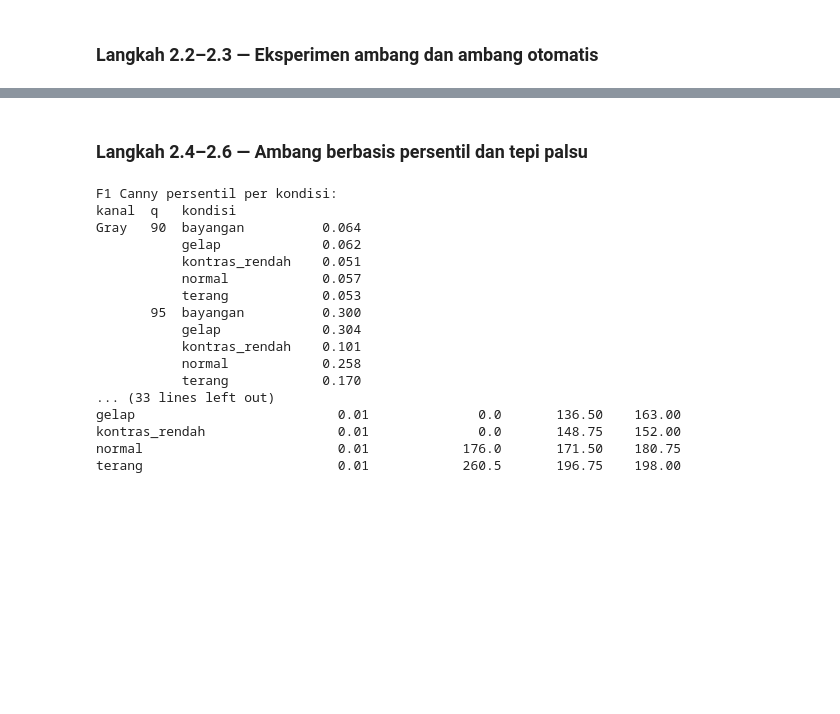
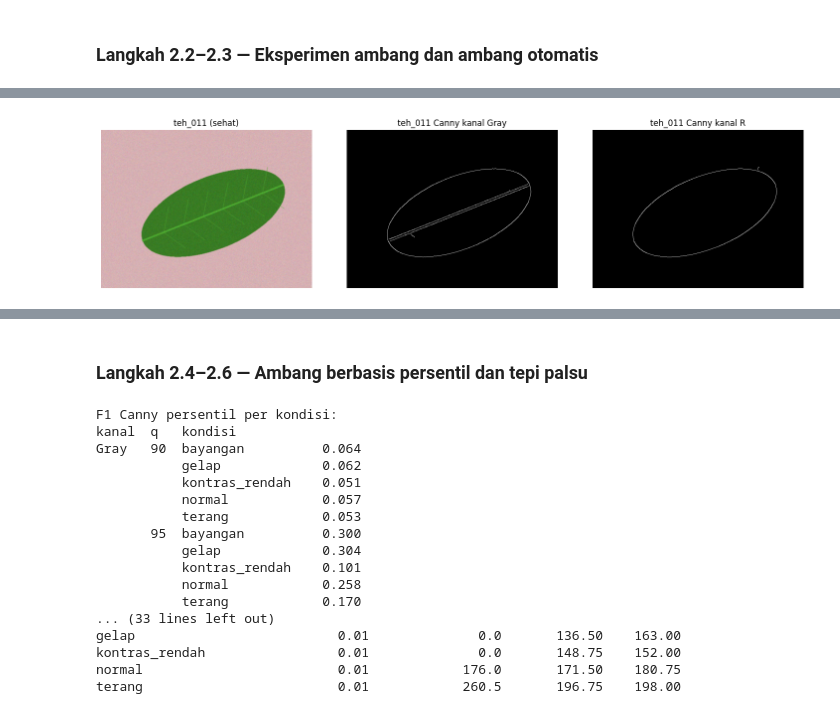
Before and after one commit to yizhou-xia/Simuteh-1063, a Jupyter notebook: notebook/P5_tepi.ipynb, the cells around one changed output, grey strips where cells are left out. Drawn from its saved outputs; the diff is of its cells as text; code cells hidden in the pictures; blank space fills up the shorter version.

```diff
--- a/notebook/P5_tepi.ipynb
+++ b/notebook/P5_tepi.ipynb
@@ -219,8 +232,93 @@ for _, d in label[label.kelas != "sehat"].iterrows():
             p, r, f1 = skor_tepi(e, ac)
             baris.append([d.kelas, d.kondisi_cahaya, sigma, f"{lo}/{hi}", p, r, f1,
                           skor_tepi(e, ab)[1]])
-canny = pd.DataFrame(baris, columns=["kelas", "kondisi", "sigma", "ambang", "P", "R", "F1", "R_bercak"])
-print("Tabel 7 - Canny per kondisi:")
-print(canny.groupby(["sigma", "ambang", "kondisi"])[["P", "R", "F1", "R_bercak"]].mean().round(3))
+canny = pd.DataFrame(
+    baris, columns=["kelas", "kondisi", "sigma", "ambang", "P", "R", "F1", "R_bercak"]
+)
+print("Tabel 7 - Canny per kondisi dan kelas:")
+ringkas = canny.groupby(["sigma", "ambang", "kondisi"])[["P", "R", "F1"]].mean().reset_index()
+r_bercak = canny.pivot_table(
+    index=["sigma", "ambang", "kondisi"], columns="kelas", values="R_bercak", aggfunc="mean"
+).reset_index().rename(columns={"berat": "R_bercak_berat", "ringan": "R_bercak_ringan"})
+tabel7 = ringkas.merge(r_bercak, on=["sigma", "ambang", "kondisi"], how="left")
+print(tabel7.round(3).to_string(index=False))
 canny.to_csv(hasil_dir / "p5_canny_eksperimen.csv", index=False)
+tabel7.to_csv(hasil_dir / "p5_f1_ambang_per_kondisi.csv", index=False)
+
+
+def canny_otomatis(gray, s=0.33):
+    median = float(np.median(gray))
+    lo = int(max(0, (1 - s) * median))
+    hi = int(min(255, (1 + s) * median))
+    return cv2.Canny(gray, lo, hi), lo, hi
+
+
+baris = []
+for _, d in label[label.kelas != "sehat"].iterrows():
+    citra, md_i, mb_i = muat(d.nama_file)
+    pra_i = praproses(citra, PARAM)
+    ac = cv2.bitwise_or(tepi_acuan(md_i), tepi_acuan(mb_i))
+    for kanal, gray in [("Gray", cv2.cvtColor(pra_i, cv2.COLOR_BGR2GRAY)),
+                        ("R", pra_i[:, :, 2])]:
+        e_auto, lo, hi = canny_otomatis(gray)
+        baris.append([d.kondisi_cahaya, d.kelas, kanal, "otomatis",
+                      skor_tepi(e_auto, ac)[2], float(np.median(gray)), lo, hi])
+        e_tetap = tepi_canny(gray)
+        baris.append([d.kondisi_cahaya, d.kelas, kanal, "tetap 30/90",
+                      skor_tepi(e_tetap, ac)[2], float(np.median(gray)), 30, 90])
+auto = pd.DataFrame(
+    baris, columns=["kondisi", "kelas", "kanal", "ambang", "F1", "median",
+                    "ambang_bawah", "ambang_atas"]
+)
+print("Kode 2.2 - Canny otomatis vs tetap:")
+print(auto.groupby(["kanal", "ambang", "kondisi"])["F1"].mean().unstack("kondisi").round(3))
+auto.to_csv(hasil_dir / "p5_canny_otomatis.csv", index=False)
+
+
+baris, panel, judul = [], [], []
+for _, d in label[label.kelas == "sehat"].iterrows():
+    citra, md_i, _ = muat(d.nama_file)
+    pra_i = praproses(citra, PARAM)
+    dalam = cv2.erode(md_i, np.ones((7, 7), np.uint8)) > 0
+    for kanal, gray in [("Gray", cv2.cvtColor(pra_i, cv2.COLOR_BGR2GRAY)),
+                        ("R", pra_i[:, :, 2])]:
+        e = tepi_canny(gray)
+        baris.append([d.nama_file, d.kondisi_cahaya, kanal,
+                      int(((e > 0) & dalam).sum())])
+        if d.nama_file == "teh_011.png":
+            panel.append(e)
+            judul.append(f"teh_011 Canny kanal {kanal}")
+sehat = pd.DataFrame(
+    baris, columns=["nama", "kondisi", "kanal", "piksel_tepi_di_dalam_daun"]
+)
+print("Kode 2.3 - tepi palsu dalam daun sehat:")
+print(sehat.groupby(["kondisi", "kanal"])["piksel_tepi_di_dalam_daun"].mean().unstack().round(1))
+sehat.to_csv(hasil_dir / "p5_tepi_palsu.csv", index=False)
+if panel:
+    tampil([muat("teh_011.png")[0]] + panel, ["teh_011 (sehat)"] + judul,
+           ukuran=(15, 3.6))
+    plt.savefig(hasil_dir / "p5_tepi_palsu_teh011.png", dpi=150, bbox_inches="tight")
+    plt.show()
+
+
+baris = []
+for _, d in label[label.kelas == "sehat"].iterrows():
+    citra, md_i, _ = muat(d.nama_file)
+    pra_i = praproses(citra, PARAM)
+    for kanal, gray in [("Gray", cv2.cvtColor(pra_i, cv2.COLOR_BGR2GRAY)),
+                        ("R", pra_i[:, :, 2])]:
+        gx = cv2.Sobel(gray.astype(np.float32), cv2.CV_32F, 1, 0, ksize=3)
+        gy = cv2.Sobel(gray.astype(np.float32), cv2.CV_32F, 0, 1, ksize=3)
+        tepi_daun = tepi_acuan(md_i) > 0
+        l1 = np.abs(gx) + np.abs(gy)
+        _, lo, hi = canny_otomatis(gray)
+        baris.append([d.nama_file, d.kondisi_cahaya, kanal,
+                      float(l1[tepi_daun].mean()), lo, hi])
+gradien_daun = pd.DataFrame(
+    baris, columns=["nama", "kondisi", "kanal", "magnitudo_L1_tepi_daun",
+                    "ambang_otomatis_bawah", "ambang_otomatis_atas"]
+)
+print("Gradien L1 di tepi daun dan ambang otomatis:")
+print(gradien_daun.groupby(["kondisi", "kanal"]).mean(numeric_only=True).round(1))
+gradien_daun.to_csv(hasil_dir / "p5_gradien_magnitudo_tepi_daun.csv", index=False)
 # %% [output]
@@ -243,0 +342 @@ sigma ambang  kondisi
+[figure, added]
```
Also changed, not shown: parts of 3 cells of this notebook, 23 other files.
